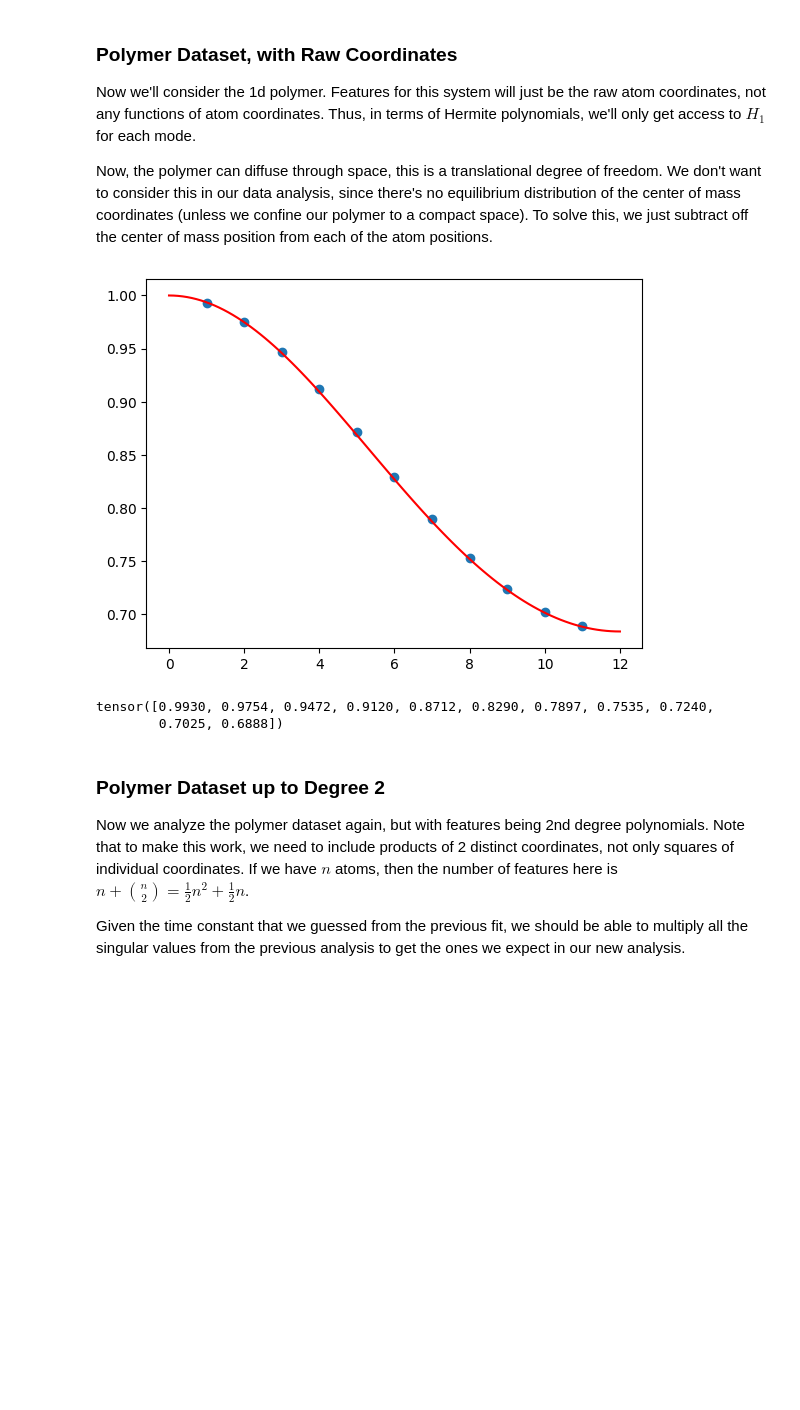
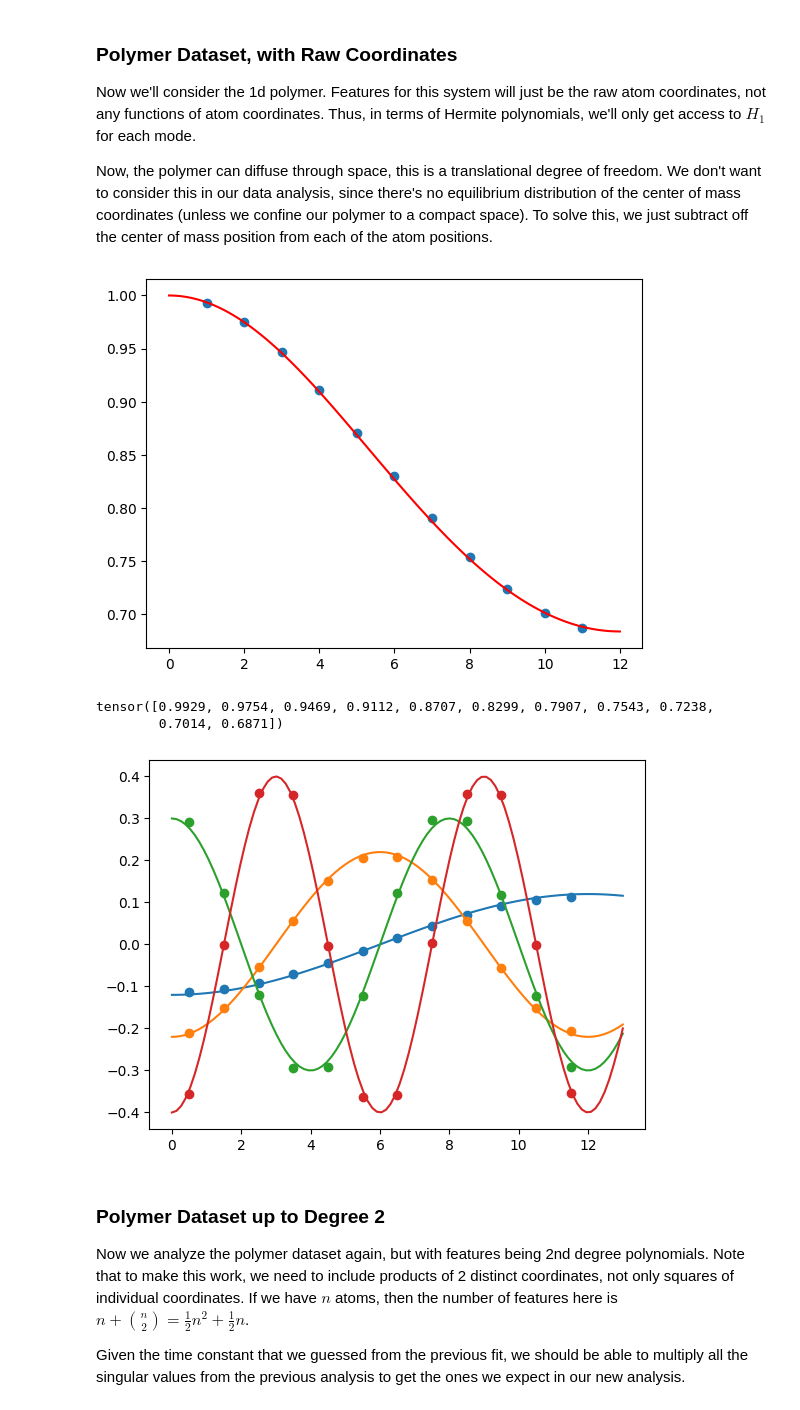
Before and after one commit to pb1729/learned-dynamics, a Jupyter notebook: VAMP_score_notes.ipynb, the cells around one changed output. Cells and saved outputs as stored; diff of their text form; code cells hidden in the pictures; blank space fills up the shorter version.

```diff
--- a/VAMP_score_notes.ipynb
+++ b/VAMP_score_notes.ipynb
@@ -615,15 +617,33 @@ for N_cut in [N//100, N//10, N]:
 # %%
 # EIGENVALUE SCATTERPLOT
 if True:
     plt.scatter(np.arange(len(S)) + 1, S)
     x = np.linspace(0., polymer_length, 100)
     plt.plot(x, np.exp(-0.38*(np.sin(0.5*np.pi*x/polymer_length))**2), color="r")
     plt.show()
     print(S)
+
+# EIGENFUNCTION SCATTERPLOTS
+if True:
+    x = np.linspace(0., polymer_length+1, 100)
+    if True: # control whether we subtract the mean in making the comparison
+        def plot_rouse_comparison(l, scale):
+            plt.scatter(0.5+np.arange(polymer_length), trans_0.W[l-1, :] - trans_0.W[l-1, :].mean())
+            plt.plot(x, scale*np.cos(l*np.pi*x/polymer_length))
+    else:
+        def plot_rouse_comparison(l, scale):
+            plt.scatter(0.5+np.arange(polymer_length), trans_0.W[l-1, :])
+            plt.plot(x, scale*np.cos(l*np.pi*x/polymer_length))
+    plot_rouse_comparison(1, -0.12)
+    plot_rouse_comparison(2, -0.22)
+    plot_rouse_comparison(3, 0.3)
+    plot_rouse_comparison(4, -0.4)
+    plt.show()
 # %% [output]
 [figure]
-tensor([0.9930, 0.9754, 0.9472, 0.9120, 0.8712, 0.8290, 0.7897, 0.7535, 0.7240,
-        0.7025, 0.6888])
+tensor([0.9929, 0.9754, 0.9469, 0.9112, 0.8707, 0.8299, 0.7907, 0.7543, 0.7238,
+        0.7014, 0.6871])
+[figure, added]
 # %% [markdown]
 ### Polymer Dataset up to Degree 2
 
```
Also changed, not shown: parts of 21 cells of this notebook.
